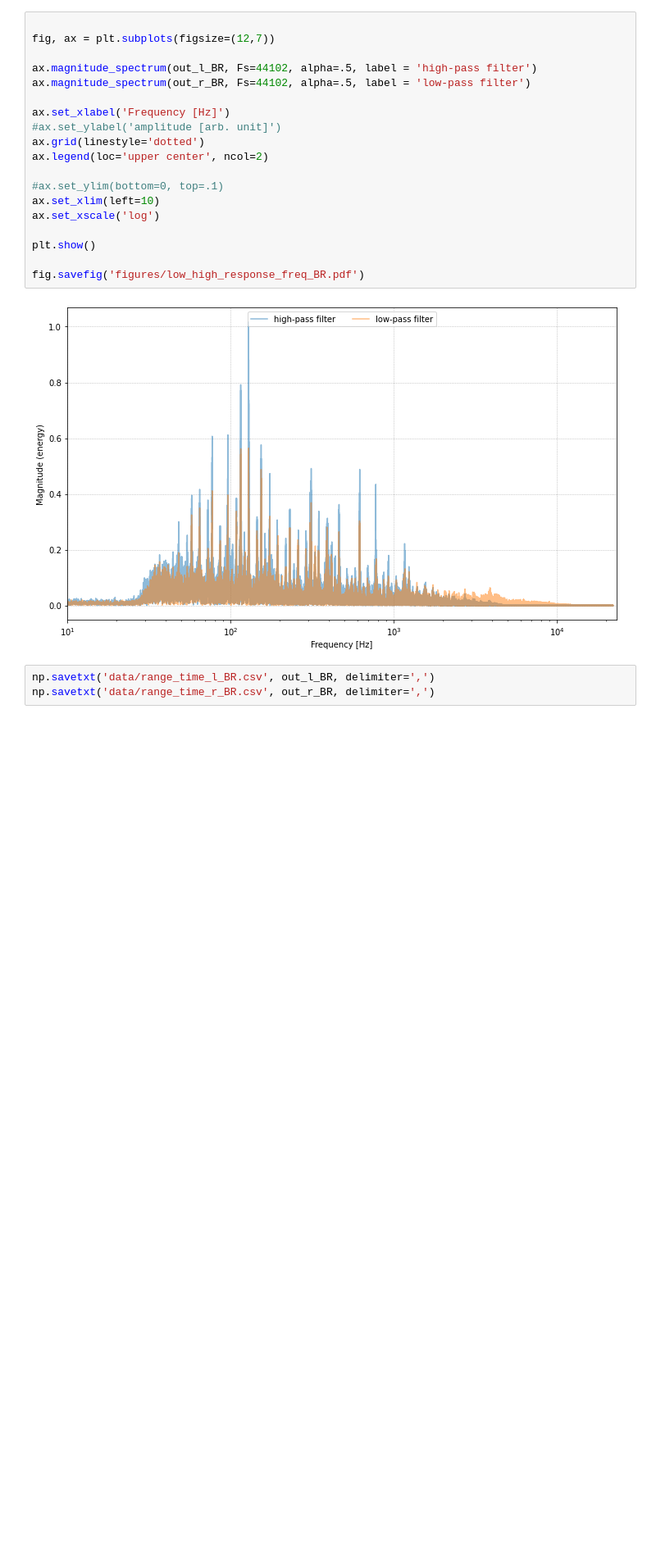
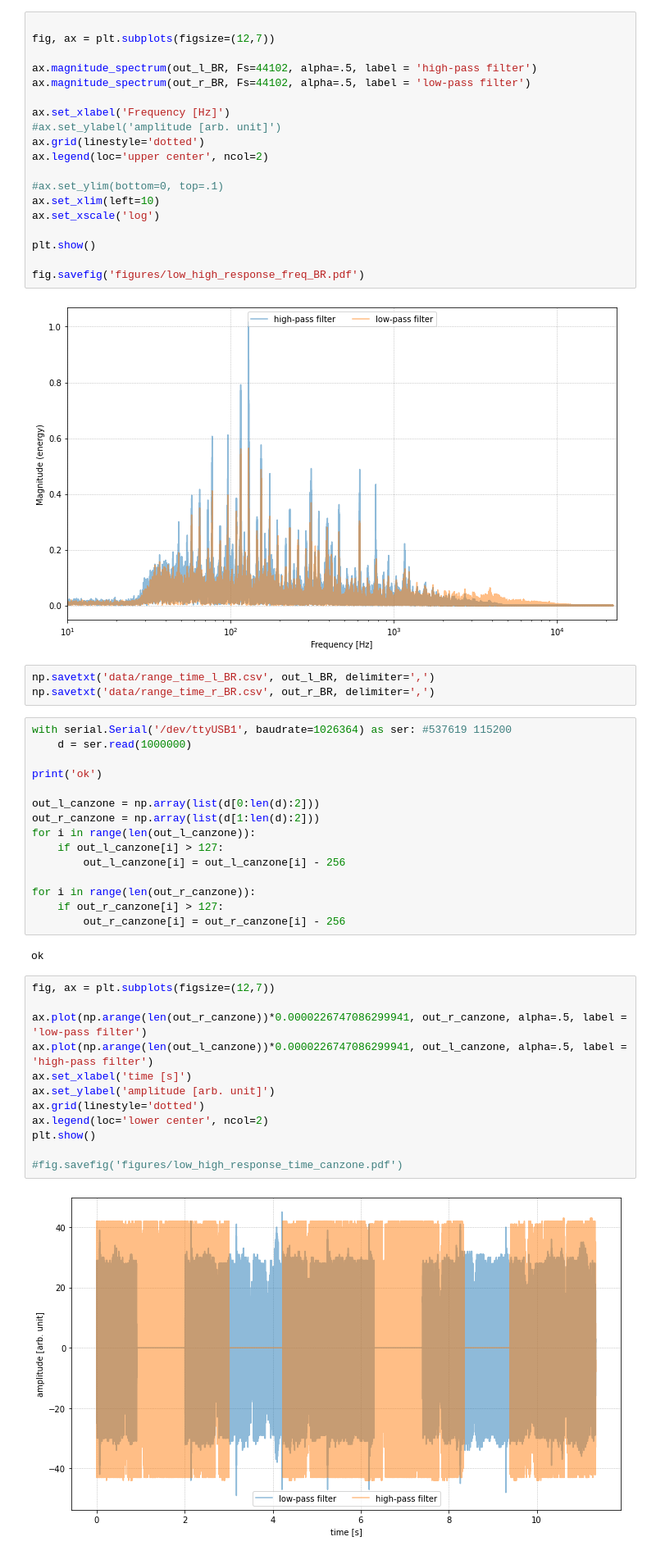
Before and after one commit to aidinattar/PMOD-FIR-filter-VHDL, a Jupyter notebook: Project.ipynb, the cells around one changed output. Shown at 82% size. Cells and saved outputs as stored; diff of their text form; blank space fills up the shorter version.

```diff
--- a/Project.ipynb
+++ b/Project.ipynb
@@ -544,3 +473,34 @@ fig.savefig('figures/low_high_response_freq_BR.pdf')
 # %%
 np.savetxt('data/range_time_l_BR.csv', out_l_BR, delimiter=',')
 np.savetxt('data/range_time_r_BR.csv', out_r_BR, delimiter=',')
+# %%
+with serial.Serial('/dev/ttyUSB1', baudrate=1026364) as ser: #537619 115200
+    d = ser.read(1000000)
+
+print('ok')
+
+out_l_canzone = np.array(list(d[0:len(d):2]))
+out_r_canzone = np.array(list(d[1:len(d):2]))
+for i in range(len(out_l_canzone)):
+    if out_l_canzone[i] > 127:
+        out_l_canzone[i] = out_l_canzone[i] - 256
+
+for i in range(len(out_r_canzone)):
+    if out_r_canzone[i] > 127:
+        out_r_canzone[i] = out_r_canzone[i] - 256
+# %% [output]
+ok
+# %%
+fig, ax = plt.subplots(figsize=(12,7))
+
+ax.plot(np.arange(len(out_r_canzone))*0.0000226747086299941, out_r_canzone, alpha=.5, label = 'low-pass filter')
+ax.plot(np.arange(len(out_l_canzone))*0.0000226747086299941, out_l_canzone, alpha=.5, label = 'high-pass filter')
+ax.set_xlabel('time [s]')
+ax.set_ylabel('amplitude [arb. unit]')
+ax.grid(linestyle='dotted')
+ax.legend(loc='lower center', ncol=2)
+plt.show()
+
+#fig.savefig('figures/low_high_response_time_canzone.pdf')
+# %% [output]
+[figure, added]
```
Also changed, not shown: parts of 5 cells of this notebook, 4 other files.
